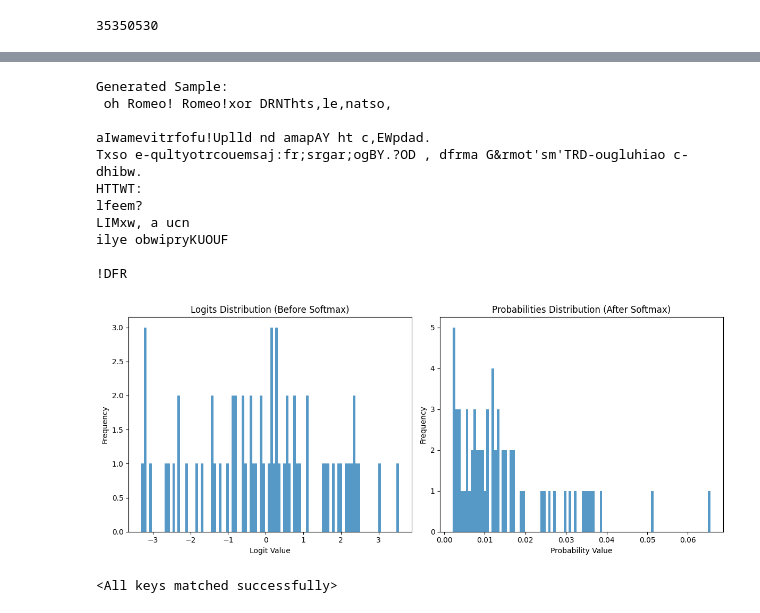
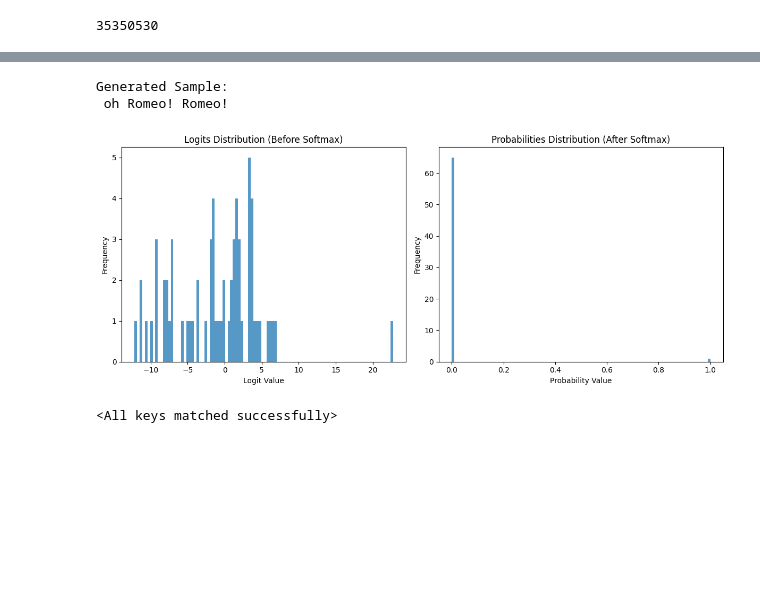
Before and after one commit to falseywinchnet/nano-research-gpt, a Jupyter notebook: TapeTransformer.ipynb, the cells around one changed output, grey strips where cells are left out. Drawn from its saved outputs; the diff is of its cells as text; code cells hidden in the pictures; blank space fills up the shorter version.

```diff
--- a/TapeTransformer.ipynb
+++ b/TapeTransformer.ipynb
@@ -743,18 +794,16 @@ def get_dynamic_color(attn_val, loss_val):
 
     return color.astype(np.uint8)
 # --- Framebuffer Update Function ---
-def update_framebuffer(attn_torch, losses_torch, current_loss, tokens):
+def update_framebuffer(attn_torch, losses_torch, current_loss, tokens,ent):
     attn_weights = torch.softmax(attn_torch, dim=-1).cpu().detach().numpy()
-    token_losses =losses_torch.cpu().detach().numpy()
+    attn_weights =(attn_weights-attn_weights.min())/(attn_weights.max()-attn_weights.min())
+    token_losses =torch.softmax(losses_torch, dim=-1).cpu().detach().numpy()
+    token_losses =(token_losses-token_losses.min())/(token_losses.max()-token_losses.min())
 
     """Render the text grid with coloration based on attn * inverse loss."""
     global framebuffer, loss_history, ticker_history
 
-    # Compute attention * inverse loss
-    intensity = attn_weights * (1 - token_losses)  # (BATCH_SIZE, SEQ_LEN)
-
     # Normalize to [0,1]
-    intensity = (intensity - intensity.min()) / (intensity.max() + 1e-6)
 
     # Create image buffer
     img = Image.new("RGB", (container_width, total_height), (0, 0, 0))
@@ -764,7 +813,7 @@ def update_framebuffer(attn_torch, losses_torch, current_loss, tokens):
     for row in range(BATCH_SIZE):
         for col in range(SEQ_LEN):
             char = tokens[row][col]
-            color = tuple(get_flame_color(intensity[row, col]))
+            color = tuple(get_dynamic_color(attn_weights[row, col],attn_weights[row, col]))
             x, y = col * CHAR_WIDTH, row * CHAR_HEIGHT + EWMA_HEIGHT + LOSS_BAR_HEIGHT
             draw.text((x, y), char, font=font, fill=color)
 
@@ -776,6 +825,10 @@ def update_framebuffer(attn_torch, losses_torch, current_loss, tokens):
     ewma_text = f"{ewma:.4f}"
     ewma_color = tuple(get_ewma_color(ewma))
     draw.text((container_width-128, 0), ewma_text, font_size=32, fill=ewma_color)
+    entropy = ent.item()
+    ent_text = f"{entropy:.4f}"
+    ewma_color = tuple(get_ewma_color(ewma))
+    draw.text((10, 0), ent_text, font_size=32, fill=ewma_color)
 
     # --- Moving Loss Ticker Graph ---
     ticker_history = np.roll(ticker_history, -1)  # Shift left
@@ -816,8 +869,7 @@ for epoch in range(100000):
     optimizer.zero_grad()
 
     with torch.cuda.amp.autocast():
-        preds, _, attn_weights = model(x_batch)
-
+        preds, entropy, attn_weights = model(x_batch)
         # Decode token indices back to characters
         tokens = [[itos[idx] for idx in seq.tolist()] for seq in x_batch]
 
@@ -828,9 +880,9 @@ for epoch in range(100000):
 
         # Compute per-token loss (neg log probs) and final loss
         weighted_loss = -gathered_log_probs  # Shape: (batch_size, seq_len)
-        final_loss = weighted_loss.mean()
-
-    update_framebuffer(attn_weights, gathered_log_probs, final_loss, tokens)
+        final_loss = weighted_loss.mean() - 0.05 * (entropy/(16*128*3)) #apply entropic regularization
+        #multiply [qkv] * seq * batch and divide entropy by this
+    update_framebuffer(attn_weights, gathered_log_probs, final_loss, tokens,entropy)
     update_display()
     scaler.scale(final_loss).backward()
     scaler.unscale_(optimizer)
@@ -887,48 +937,39 @@ with torch.no_grad():
         last_token_logits = p[:, -1, :].cpu().numpy().flatten()  # Get raw logits
         logit_list.append(last_token_logits)
 
-        temperature = 1.0  # Lower = more deterministic, Higher = more diverse (0.7–1.0 is good)
+        temperature = 0.1 # Lower = more deterministic, Higher = more diverse (0.7–1.0 is good)
         last_token_probs = torch.softmax(p[:, -1, :] / temperature, dim=-1).cpu().numpy().flatten()
         prob_list.append(last_token_probs)
 
         predicted_token = torch.multinomial(torch.tensor(last_token_probs), num_samples=1).unsqueeze(0)  # Fix shape
         generated = torch.cat((generated, predicted_token.to(device)), dim=1)  # Concatenate properly
 
     sample = decode(generated[0].cpu().tolist())
     print("Generated Sample:\n", sample)
 
 # Plot histograms of logits and probabilities
 plt.figure(figsize=(12, 5))
 
 # Plot logits histogram
 plt.subplot(1, 2, 1)
 plt.hist(logit_list[-1], bins=100, alpha=0.75)
 plt.title("Logits Distribution (Before Softmax)")
 plt.xlabel("Logit Value")
 plt.ylabel("Frequency")
 
 # Plot probabilities histogram
 plt.subplot(1, 2, 2)
 plt.hist(prob_list[-1], bins=100, alpha=0.75)
 plt.title("Probabilities Distribution (After Softmax)")
 plt.xlabel("Probability Value")
 plt.ylabel("Frequency")
 
 plt.tight_layout()
 plt.show()
 # %% [output]
 Generated Sample:
- oh Romeo! Romeo!xor DRNThts,le,natso,
-
-aIwamevitrfofu!Uplld nd amapAY ht c,EWpdad.
-Txso e-qultyotrcouemsaj:fr;srgar;ogBY.?OD , dfrma G&rmot'sm'TRD-ougluhiao c-dhibw.
-HTTWT:
-lfeem?
-LIMxw, a ucn
-ilye obwipryKUOUF
-
-!DFR
+ oh Romeo! Romeo!
-[figure, old version]
+[figure, new version]
 # %%
 save_path = 'model_dict.pth'
 
```
Also changed, not shown: parts of 4 cells of this notebook.
